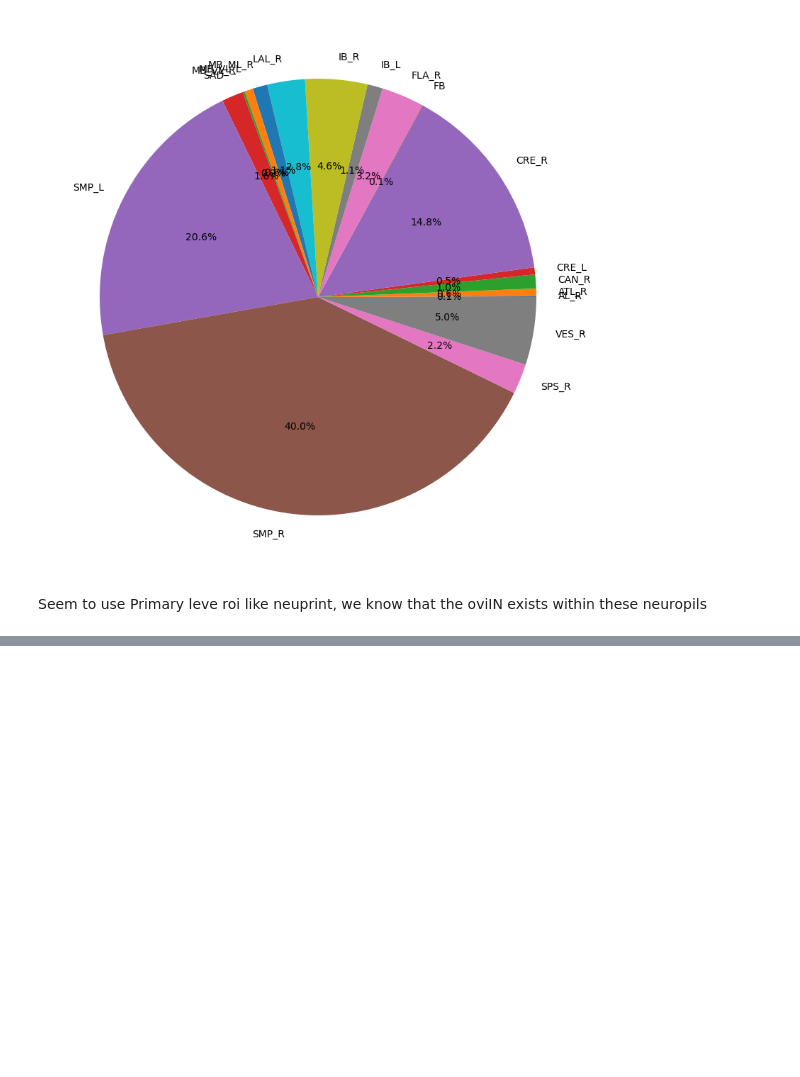
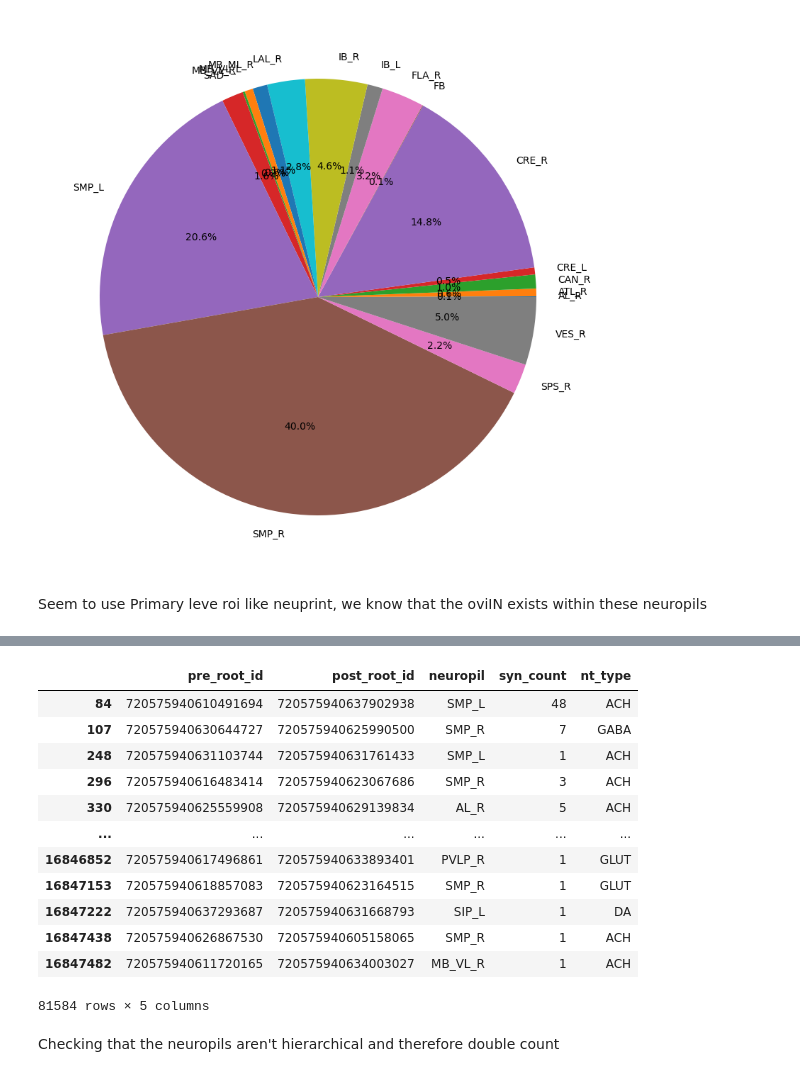
Before and after one commit to Gutierrez-lab/flybrain-clustering-rhessa, a Jupyter notebook: FlyWire/oviposition_sandbox.ipynb, the cells around one changed output, grey strips where cells are left out. Cells and saved outputs as stored; diff of their text form; code cells hidden in the pictures; blank space fills up the shorter version.

```diff
--- a/FlyWire/oviposition_sandbox.ipynb
+++ b/FlyWire/oviposition_sandbox.ipynb
@@ -211,0 +258,6 @@ Seem to use Primary leve roi like neuprint, we know that the oviIN exists within
+# %%
+# Checking unique pairs
+filtered_post = postsyn_df[['pre_pt_root_id', 'post_pt_root_id']].drop_duplicates()
+# get pre_pt_root_id
+pre_ids_filtered = filtered_post['pre_pt_root_id'].unique()
+len(pre_ids_filtered)
@@ -211,0 +294,21 @@ Seem to use Primary leve roi like neuprint, we know that the oviIN exists within
+# %%
+# I want to filter all_connections so that the pre_root_id and post_root_id are only neurons that are in the pre_ids list
+filtered_connections = all_connections[all_connections['post_root_id'].isin(pre_ids_filtered) & all_connections['pre_root_id'].isin(pre_ids_filtered)]
+
+filtered_connections
+# %% [output]
+|  | pre_root_id | post_root_id | neuropil | syn_count | nt_type |
+| 84 | 720575940610491694 | 720575940637902938 | SMP_L | 48 | ACH |
+| 107 | 720575940630644727 | 720575940625990500 | SMP_R | 7 | GABA |
+| 248 | 720575940631103744 | 720575940631761433 | SMP_L | 1 | ACH |
+| 296 | 720575940616483414 | 720575940623067686 | SMP_R | 3 | ACH |
+| 330 | 720575940625559908 | 720575940629139834 | AL_R | 5 | ACH |
+| ... | ... | ... | ... | ... | ... |
+| 16846852 | 720575940617496861 | 720575940633893401 | PVLP_R | 1 | GLUT |
+| 16847153 | 720575940618857083 | 720575940623164515 | SMP_R | 1 | GLUT |
+| 16847222 | 720575940637293687 | 720575940631668793 | SIP_L | 1 | DA |
+| 16847438 | 720575940626867530 | 720575940605158065 | SMP_R | 1 | ACH |
+| 16847482 | 720575940611720165 | 720575940634003027 | MB_VL_R | 1 | ACH |
+81584 rows × 5 columns
+# %% [markdown]
+Checking that the neuropils aren't hierarchical and therefore double count
```
Also changed, not shown: parts of 26 cells of this notebook.
